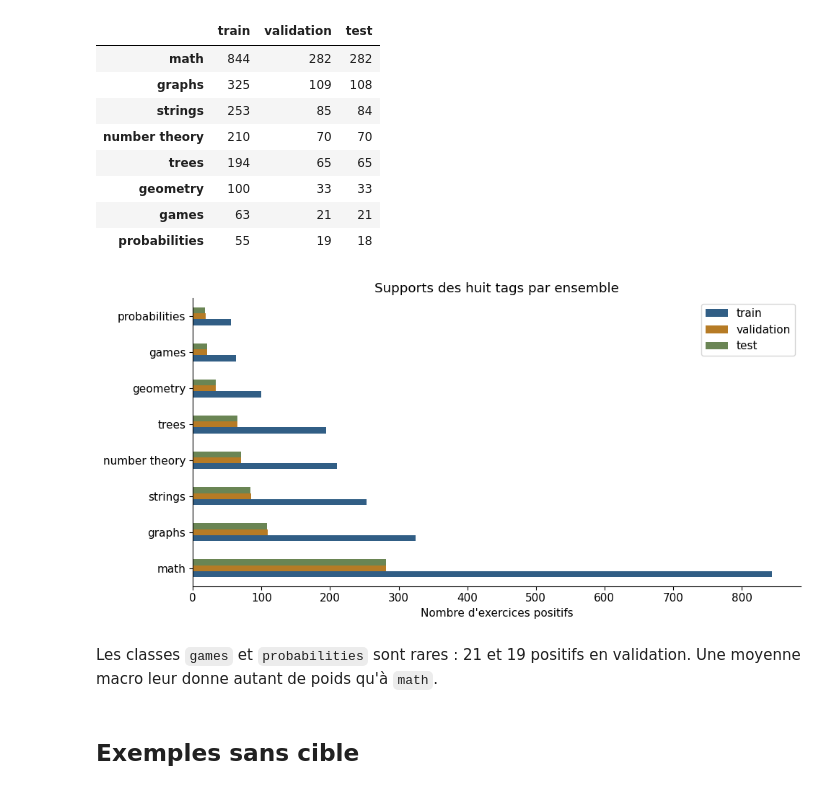
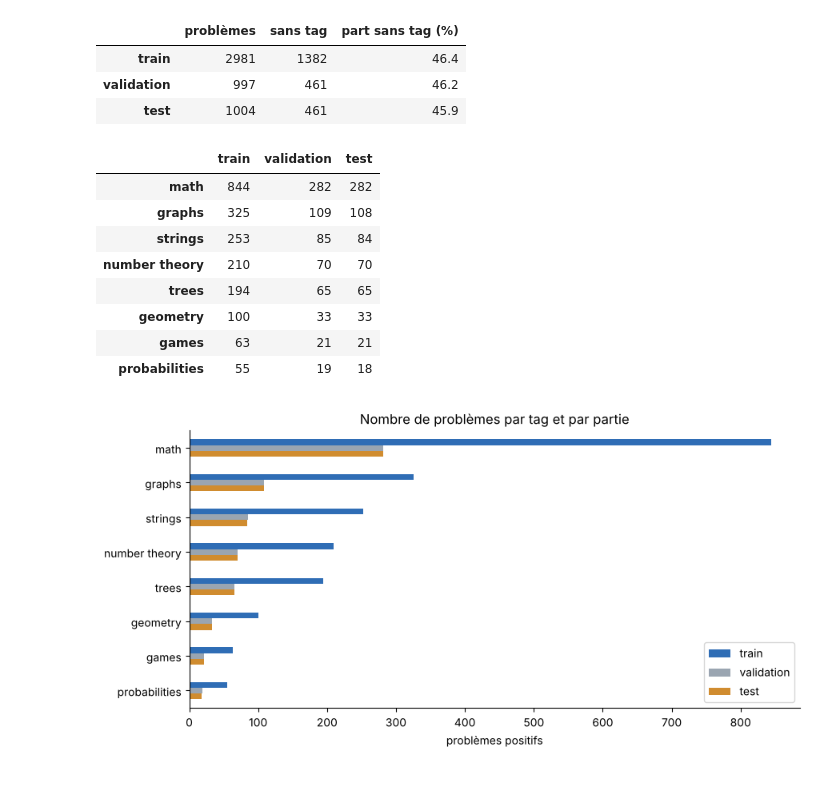
Before and after one commit to charbel-dib/algorithm-tags, a Jupyter notebook: notebooks/01_exploration.ipynb, the cells around one changed output. Saved outputs shown, nothing was run; the diff lists cells and outputs as text; code cells hidden in the pictures.

```diff
--- a/notebooks/01_exploration.ipynb
+++ b/notebooks/01_exploration.ipynb
@@ -7,12 +10,14 @@ Ce notebook relit les effectifs du découpage de référence. Il n'entraîne auc
 # %%
+import json
+import re
 from pathlib import Path
-import json
+
+import matplotlib.pyplot as plt
 import numpy as np
 import pandas as pd
-import matplotlib.pyplot as plt
-from IPython.display import display
 
 ROOT = next(p for p in [Path.cwd(), *Path.cwd().parents] if (p / "data/splits/split_summary.json").exists())
-TAGS = json.loads((ROOT / "data/splits/split_summary.json").read_text(encoding="utf-8"))["target_order"]
-plt.rcParams.update({"figure.figsize": (10, 5), "font.size": 11,
+summary = json.loads((ROOT / "data/splits/split_summary.json").read_text(encoding="utf-8"))
+TAGS = summary["target_order"]
+plt.rcParams.update({"figure.figsize": (9, 4.5), "font.size": 10,
                      "axes.spines.top": False, "axes.spines.right": False})
@@ -41,24 +28,29 @@ Les catégories se chevauchent : leurs supports ne s'additionnent pas au nombre
+# %%
+counts = pd.DataFrame({name: {"problèmes": part["records"], "sans tag": part["without_target"]}
+                       for name, part in summary["splits"].items()}).T
+counts["part sans tag (%)"] = (100 * counts["sans tag"] / counts["problèmes"]).round(1)
+counts
+# %% [output]
+|  | problèmes | sans tag | part sans tag (%) |
+| train | 2981 | 1382 | 46.4 |
+| validation | 997 | 461 | 46.2 |
+| test | 1004 | 461 | 45.9 |
 # %%
-supports = pd.DataFrame({name: values["positive_counts"] for name, values in summary["splits"].items()}).reindex(TAGS)
-display(supports)
-ax = supports.plot.barh(color=["#315e85", "#b67b25", "#6a8554"])
-ax.set_xlabel("Nombre d'exercices positifs")
-ax.set_title("Supports des huit tags par ensemble")
-ax.set_xlim(left=0)
+supports = pd.DataFrame({name: part["positive_counts"] for name, part in summary["splits"].items()}).reindex(TAGS)
+ax = supports.plot.barh(color=["#2f6db5", "#9aa5b1", "#d08c2f"])
+ax.invert_yaxis()
+ax.set_xlabel("problèmes positifs")
+ax.set_title("Nombre de problèmes par tag et par partie")
 plt.tight_layout()
-plt.show()
+supports
 # %% [output]
 |  | train | validation | test |
 | math | 844 | 282 | 282 |
 | graphs | 325 | 109 | 108 |
 | strings | 253 | 85 | 84 |
 | number theory | 210 | 70 | 70 |
 | trees | 194 | 65 | 65 |
 | geometry | 100 | 33 | 33 |
 | games | 63 | 21 | 21 |
 | probabilities | 55 | 19 | 18 |
-[figure, old version]
+[figure, new version]
-# %% [markdown]
-Les classes `games` et `probabilities` sont rares : 21 et 19 positifs en validation. Une moyenne macro leur donne autant de poids qu'à `math`.
-# %% [markdown]
-## Exemples sans cible
```
Also changed, not shown: parts of 26 cells of this notebook, 48 other files.
